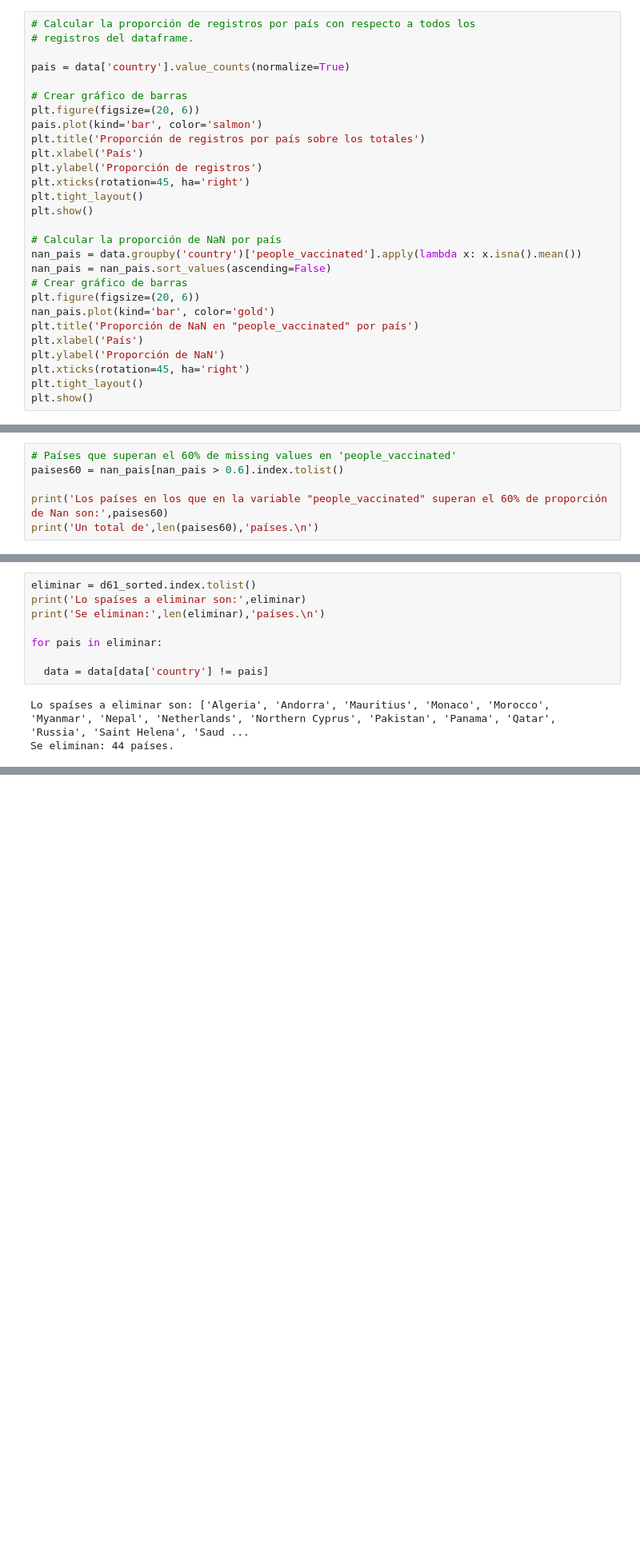
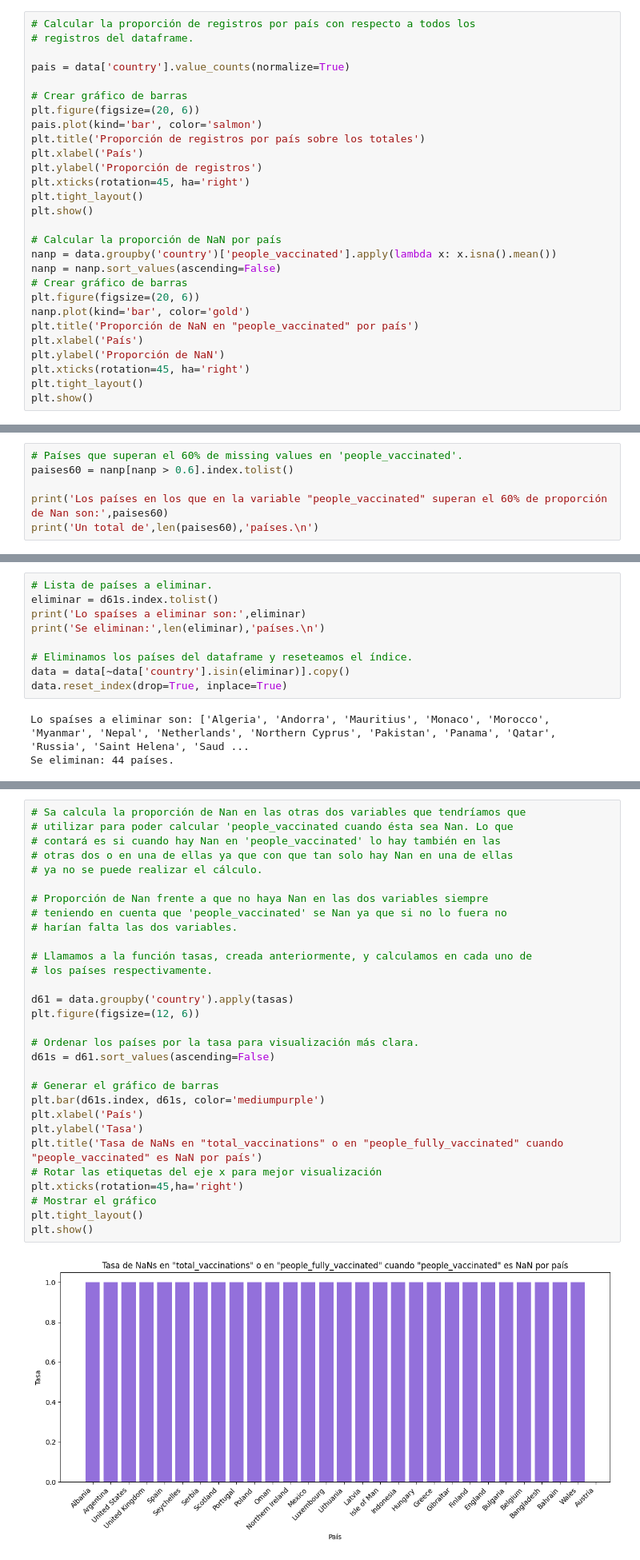
Before and after one commit to 9105507/MINERIA_DE_DATOS_23_24, a Jupyter notebook: LAB01_Preprocesamiento_y_visualización.ipynb, the cells around one changed output, grey strips where cells are left out. Shown at 80% size. Cells and saved outputs as stored; diff of their text form; blank space fills up the shorter version.

```diff
--- a/LAB01_Preprocesamiento_y_visualización.ipynb
+++ b/LAB01_Preprocesamiento_y_visualización.ipynb
@@ -122,11 +124,11 @@ plt.tight_layout()
 plt.show()
 
 # Calcular la proporción de NaN por país
-nan_pais = data.groupby('country')['people_vaccinated'].apply(lambda x: x.isna().mean())
-nan_pais = nan_pais.sort_values(ascending=False)
+nanp = data.groupby('country')['people_vaccinated'].apply(lambda x: x.isna().mean())
+nanp = nanp.sort_values(ascending=False)
 # Crear gráfico de barras
 plt.figure(figsize=(20, 6))
-nan_pais.plot(kind='bar', color='gold')
+nanp.plot(kind='bar', color='gold')
 plt.title('Proporción de NaN en "people_vaccinated" por país')
 plt.xlabel('País')
 plt.ylabel('Proporción de NaN')
@@ -196,8 +200,8 @@ En caso de no tener valores para poder utilizar la hipótesis y muchos Nan en 'p
 A continuación se procede a analizar que países pueden tener esta problematica.
 Para ello se escogen aquellos países que superen al 60% en proporción de "missing values" en 'people_vaccinated', esta tasa de Nan se considera alta, y se analizará la proporción de "missing values" de las otras dos variables utilizadas en la hipótesis.
 # %%
-# Países que superan el 60% de missing values en 'people_vaccinated'
-paises60 = nan_pais[nan_pais > 0.6].index.tolist()
+# Países que superan el 60% de missing values en 'people_vaccinated'.
+paises60 = nanp[nanp > 0.6].index.tolist()
 
 print('Los países en los que en la variable "people_vaccinated" superan el 60% de proporción de Nan son:',paises60)
 print('Un total de',len(paises60),'países.\n')
@@ -253,13 +261,14 @@ Por falta de datos y sus posibles cálculos, los países no se deben tener en cu
 
 Los países que se eliminan del estudio son los siguientes.
 # %%
-eliminar = d61_sorted.index.tolist()
+# Lista de países a eliminar.
+eliminar = d61s.index.tolist()
 print('Lo spaíses a eliminar son:',eliminar)
 print('Se eliminan:',len(eliminar),'países.\n')
 
-for pais in eliminar:
-
-  data = data[data['country'] != pais]
+# Eliminamos los países del dataframe y reseteamos el índice.
+data = data[~data['country'].isin(eliminar)].copy()
+data.reset_index(drop=True, inplace=True)
 # %% [output]
 Lo spaíses a eliminar son: ['Algeria', 'Andorra', 'Mauritius', 'Monaco', 'Morocco', 'Myanmar', 'Nepal', 'Netherlands', 'Northern Cyprus', 'Pakistan', 'Panama', 'Qatar', 'Russia', 'Saint Helena', 'Saud ...
 Se eliminan: 44 países.
@@ -287,0 +285,32 @@ data['country'][20:50]
+# %%
+# Sa calcula la proporción de Nan en las otras dos variables que tendríamos que
+# utilizar para poder calcular 'people_vaccinated cuando ésta sea Nan. Lo que
+# contará es si cuando hay Nan en 'people_vaccinated' lo hay también en las
+# otras dos o en una de ellas ya que con que tan solo hay Nan en una de ellas
+# ya no se puede realizar el cálculo.
+
+# Proporción de Nan frente a que no haya Nan en las dos variables siempre
+# teniendo en cuenta que 'people_vaccinated' se Nan ya que si no lo fuera no
+# harían falta las dos variables.
+
+# Llamamos a la función tasas, creada anteriormente, y calculamos en cada uno de
+# los países respectivamente.
+
+d61 = data.groupby('country').apply(tasas)
+plt.figure(figsize=(12, 6))
+
+# Ordenar los países por la tasa para visualización más clara.
+d61s = d61.sort_values(ascending=False)
+
+# Generar el gráfico de barras
+plt.bar(d61s.index, d61s, color='mediumpurple')
+plt.xlabel('País')
+plt.ylabel('Tasa')
+plt.title('Tasa de NaNs en "total_vaccinations" o en "people_fully_vaccinated" cuando "people_vaccinated" es NaN por país')
+# Rotar las etiquetas del eje x para mejor visualización
+plt.xticks(rotation=45,ha='right')
+# Mostrar el gráfico
+plt.tight_layout()
+plt.show()
+# %% [output]
+[figure, added]
```
Also changed, not shown: parts of 31 cells of this notebook.
